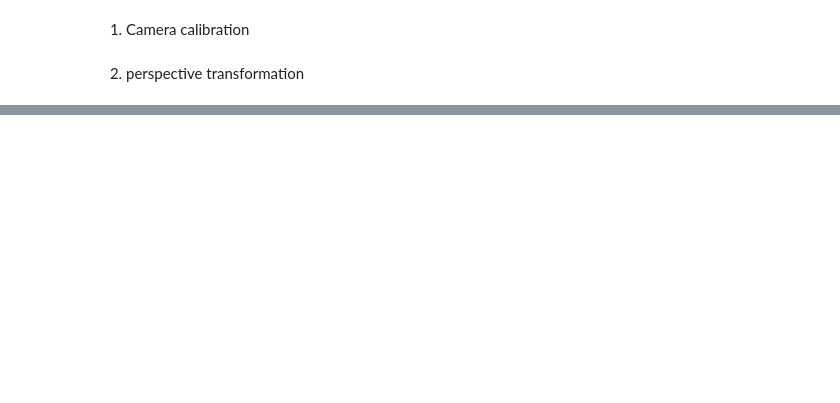
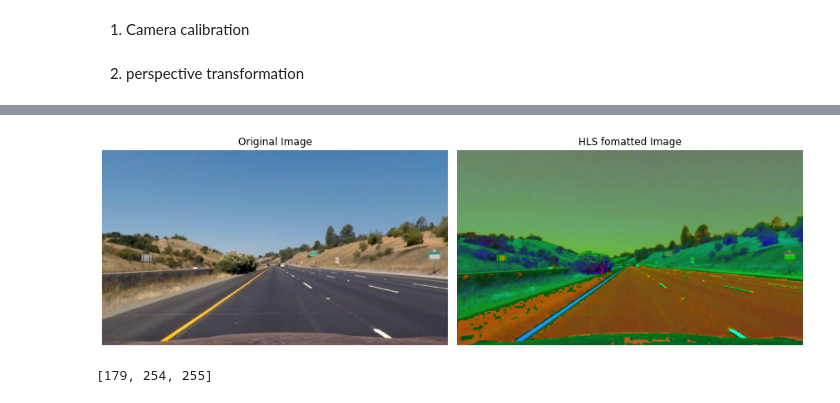
Before and after one commit to simonjisu/parking_violation, a Jupyter notebook: notebooks/LaneDetection_Adv.ipynb, the cells around one changed output, grey strips where cells are left out. Drawn from its saved outputs; the diff is of its cells as text; code cells hidden in the pictures; blank space fills up the shorter version.

```diff
--- a/notebooks/LaneDetection_Adv.ipynb
+++ b/notebooks/LaneDetection_Adv.ipynb
@@ -152,0 +173,7 @@ plt.show()
+# %%
+hls = cv2.cvtColor(undistorted_img, cv2.COLOR_RGB2HLS)
+draw(undistorted_img, hls, "Original Image", "HLS fomatted Image", cmap1=None, cmap2=None)
+print([hls[:, :, i].max() for i in range(3)])
+# %% [output]
+[figure, added]
+[179, 254, 255]
```
Also changed, not shown: parts of 37 cells of this notebook, 3 other files.
